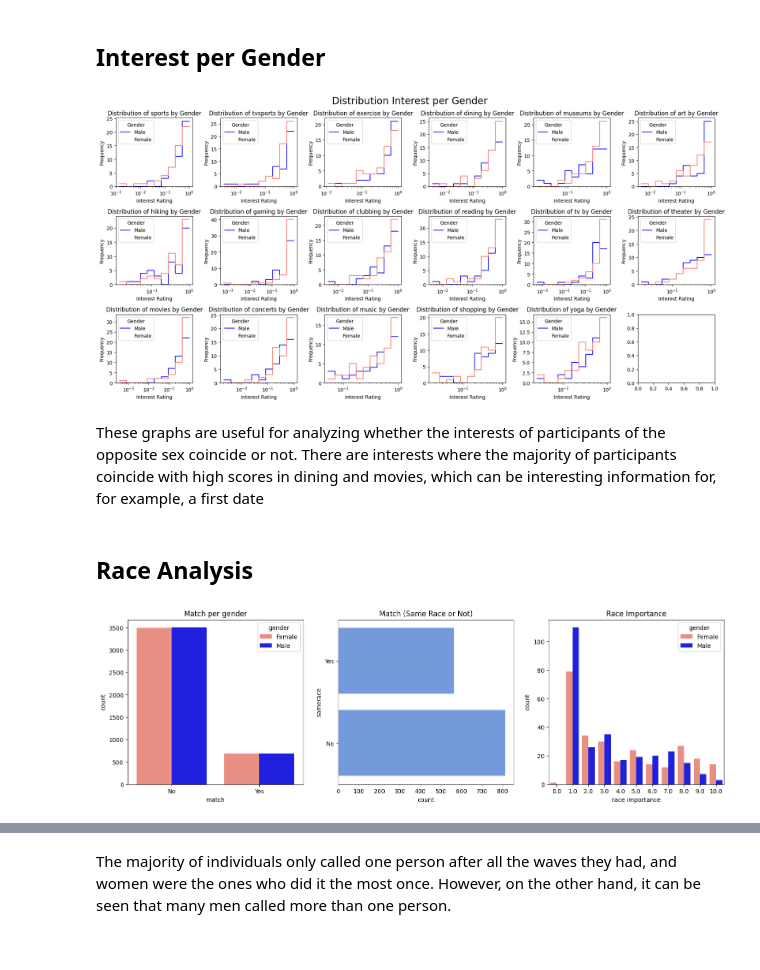
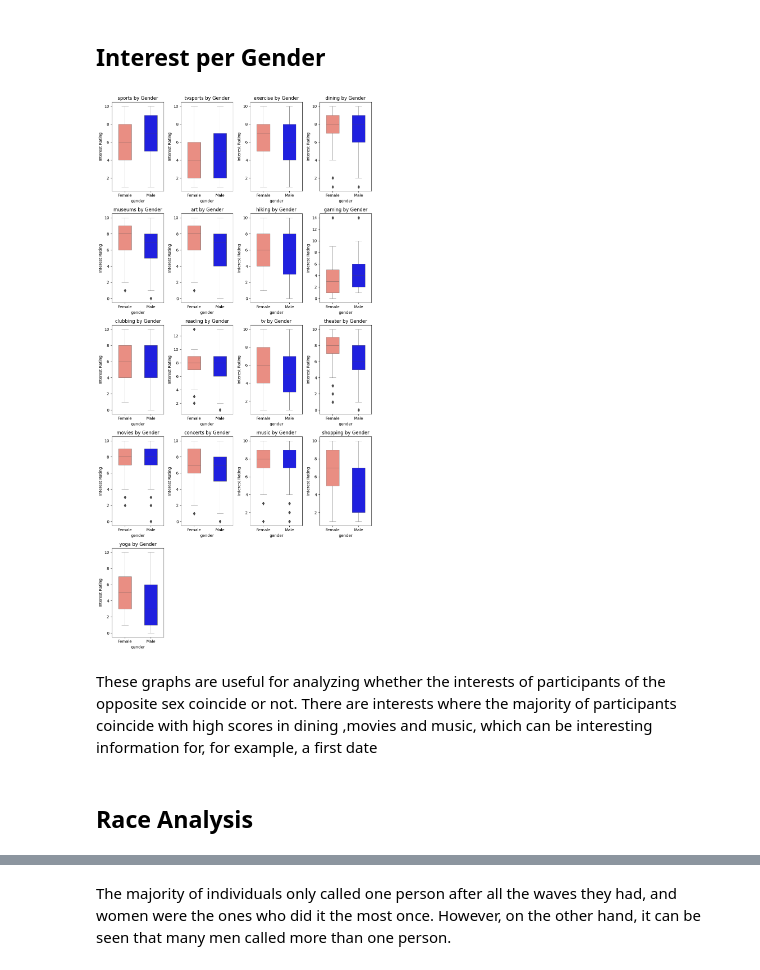
Before and after one commit to eugeniamellano/Bloc-2, a Jupyter notebook: Speed_Dating/Tinder-Project.ipynb, the cells around one changed output, grey strips where cells are left out. Cells and saved outputs as stored; diff of their text form; code cells hidden in the pictures.

```diff
--- a/Speed_Dating/Tinder-Project.ipynb
+++ b/Speed_Dating/Tinder-Project.ipynb
@@ -486,40 +486,30 @@ Similarly, in intelligence, while both sexes had a similar score in the 'what ar
 # %%
 # list of interets
 interests = ['sports', 'tvsports', 'exercise', 'dining', 'museums', 'art', 'hiking',
              'gaming', 'clubbing', 'reading', 'tv', 'theater', 'movies', 'concerts',
              'music', 'shopping', 'yoga']
 palette = {'Male': 'blue', 'Female': 'salmon'}
 # Creamos datos de ejemplo para df (solo para demostración)
-
-np.random.seed(0)
-data = np.random.rand(100, len(interests) + 1)
-df = pd.DataFrame(data, columns=['gender'] + interests)
-df['gender'] = np.random.choice(['Male', 'Female'], size=100)
-
-num_plots = len(interests)
-num_rows = 3
-num_cols = 6
-
-# Gráfico
-fig, axes = plt.subplots(num_rows, num_cols, figsize=(18, 9))
+fig, axes = plt.subplots(len(interests)//4 + 1, 4, figsize=(10, 20))
 
 for i, interest in enumerate(interests):
-    row = i // num_cols
-    col = i % num_cols
+    row = i // 4
+    col = i % 4
     ax = axes[row, col]
-    sns.histplot(df, x=interest, hue='gender', element='step', bins=10, kde=True,
-                 line_kws={"linestyle": "None"}, fill=False,log_scale=True, ax=ax,palette=palette)  # Establecer fill en False
-    ax.set_title(f'Distribution of {interest} by Gender')
-    ax.set_xlabel('Interest Rating')
-    ax.set_ylabel('Frequency')
-    ax.legend(title='Gender', labels=['Male', 'Female'])
-    fig.suptitle('Distribution Interest per Gender', fontsize=20)
+    sns.boxplot(x='gender', y=interest, data=df, orient='v', palette=palette, ax=ax, linewidth=0.5,width=0.5)  # Set linewidth to 0.5
+    ax.set_title(f'{interest} by Gender')
+    ax.set_ylabel('Interest Rating')
+
+# Remove empty subplots
+if len(interests) % 4 != 0:
+    for j in range(len(interests) % 4, 4):
+        fig.delaxes(axes[-1, j])
 
 plt.tight_layout()
 plt.show()
 # %% [output]
-[figure, old version]
+[figure, new version]
 # %% [markdown]
-These graphs are useful for analyzing whether the interests of participants of the opposite sex coincide or not. There are interests where the majority of participants coincide with high scores in dining and movies, which can be interesting information for, for example, a first date
+These graphs are useful for analyzing whether the interests of participants of the opposite sex coincide or not. There are interests where the majority of participants coincide with high scores in dining ,movies and music, which can be interesting information for, for example, a first date
 # %% [markdown]
 ## Race Analysis
@@ -528,12 +515,0 @@ df_filtered = df[df['match'] == 'Yes']
-# %%
-#analysis to check if 'race' matter to match
-df_filtered = df[df['match'] == 'Yes']
-fig, axs = plt.subplots(ncols=3, figsize=(18,5))
-
-sns.countplot(x="match", hue="gender",palette=['salmon','blue'], data=df,ax=axs[0]).set(title='Match per gender')
-sns.countplot(y="samerace", data=df_filtered, ax=axs[1], palette=['cornflowerblue']).set(title='Match (Same Race or Not)')
-sns.countplot(x="race importance", hue="gender",palette=['salmon','blue'], data=dataset_unique,ax=axs[2]).set(title='Race Importance')
-
-plt.show()
-# %% [output]
-[figure, removed]
```
Also changed, not shown: parts of 5 cells of this notebook.
